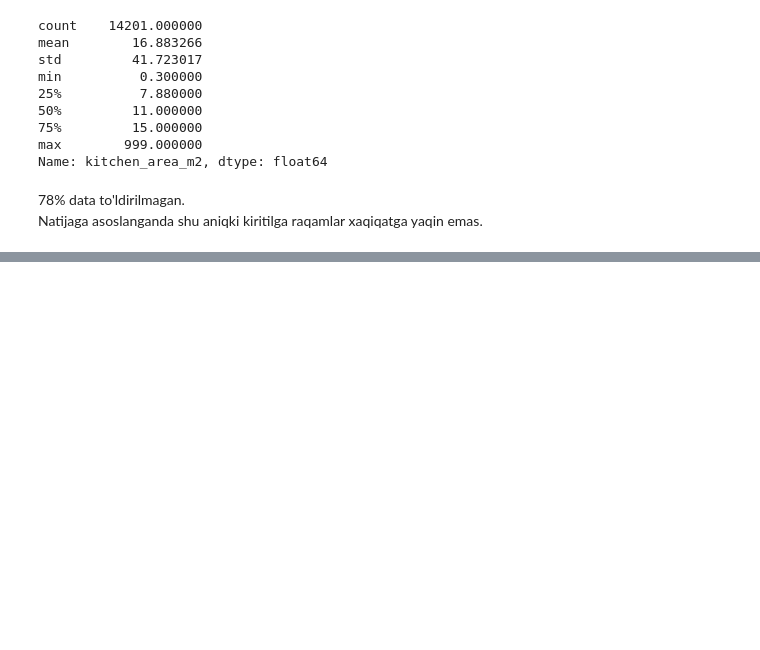
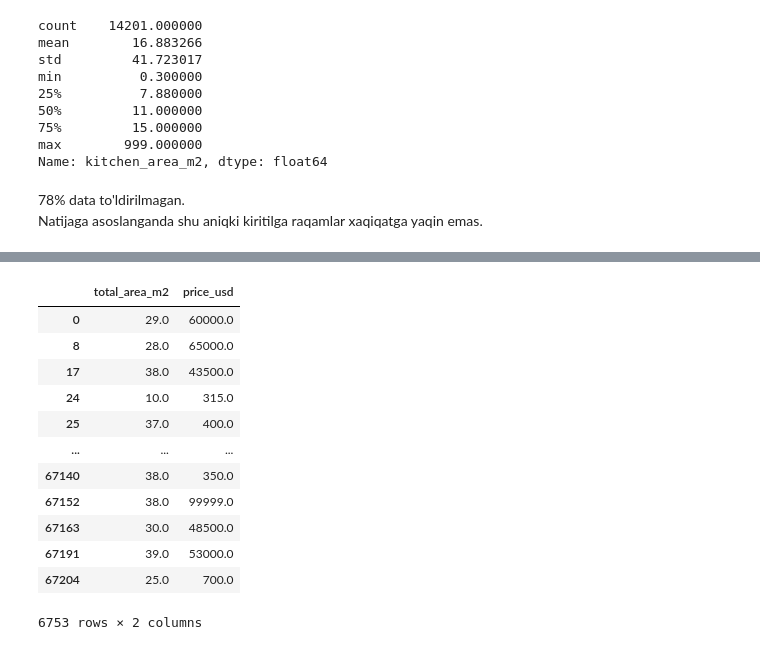
Before and after one commit to Javoh20111/Tashkent-apartment-analysis, a Jupyter notebook: notebooks/1_data_cleaning.ipynb, the cells around one changed output, grey strips where cells are left out. Cells and saved outputs as stored; diff of their text form; code cells hidden in the pictures; blank space fills up the shorter version.

```diff
--- a/notebooks/1_data_cleaning.ipynb
+++ b/notebooks/1_data_cleaning.ipynb
@@ -515,0 +536,31 @@ df_cleaned_1 = df_cleaned_1.drop(columns="kitchen_area_m2")
+# %%
+df_cleaned_1=df_cleaned_1.dropna(subset=['total_area_m2'])
+
+Q1 = df_cleaned_1['total_area_m2'].quantile(0.25)
+Q3 = df_cleaned_1['total_area_m2'].quantile(0.75)
+
+IQR = Q3 - Q1
+
+lower = Q1 - 1.5 * IQR
+upper = Q3 + 1.5 * IQR
+
+df_cleaned_1 = df_cleaned_1[
+    (df_cleaned_1["total_area_m2"] >= lower) &
+    (df_cleaned_1["total_area_m2"] <= upper)
+]
+# %%
+df_cleaned_1.loc[df_cleaned_1['total_area_m2']<40, ["total_area_m2","price_usd"]]
+# %% [output]
+|  | total_area_m2 | price_usd |
+| 0 | 29.0 | 60000.0 |
+| 8 | 28.0 | 65000.0 |
+| 17 | 38.0 | 43500.0 |
+| 24 | 10.0 | 315.0 |
+| 25 | 37.0 | 400.0 |
+| ... | ... | ... |
+| 67140 | 38.0 | 350.0 |
+| 67152 | 38.0 | 99999.0 |
+| 67163 | 30.0 | 48500.0 |
+| 67191 | 39.0 | 53000.0 |
+| 67204 | 25.0 | 700.0 |
+6753 rows × 2 columns
```
Also changed, not shown: parts of 5 cells of this notebook, 1 other file.
